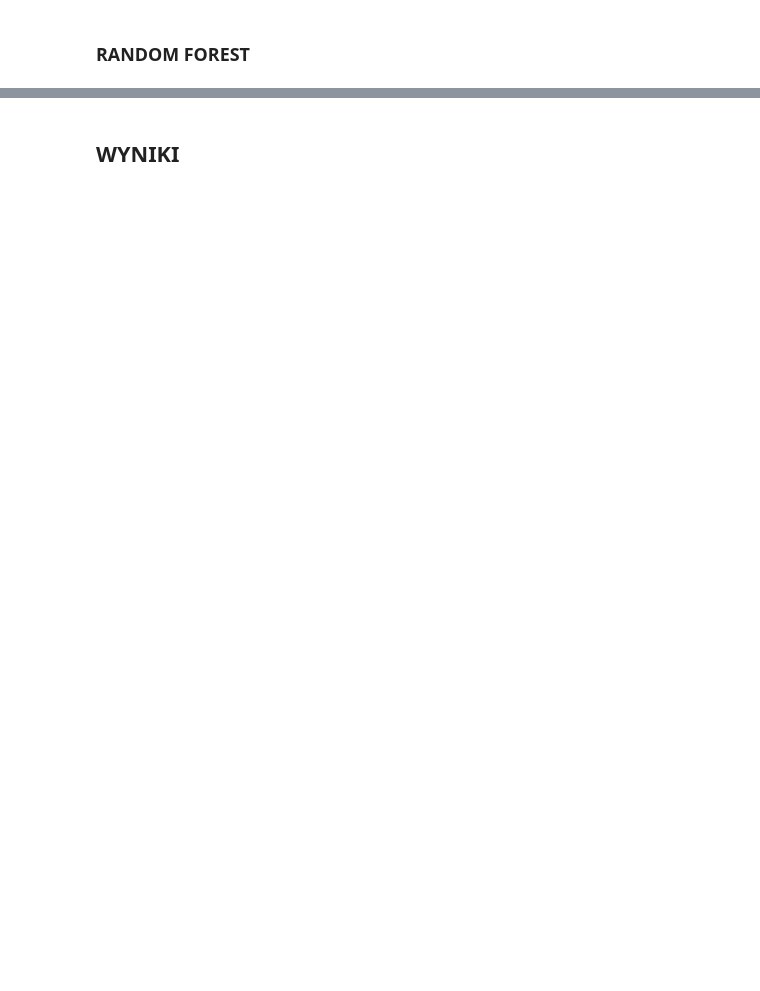
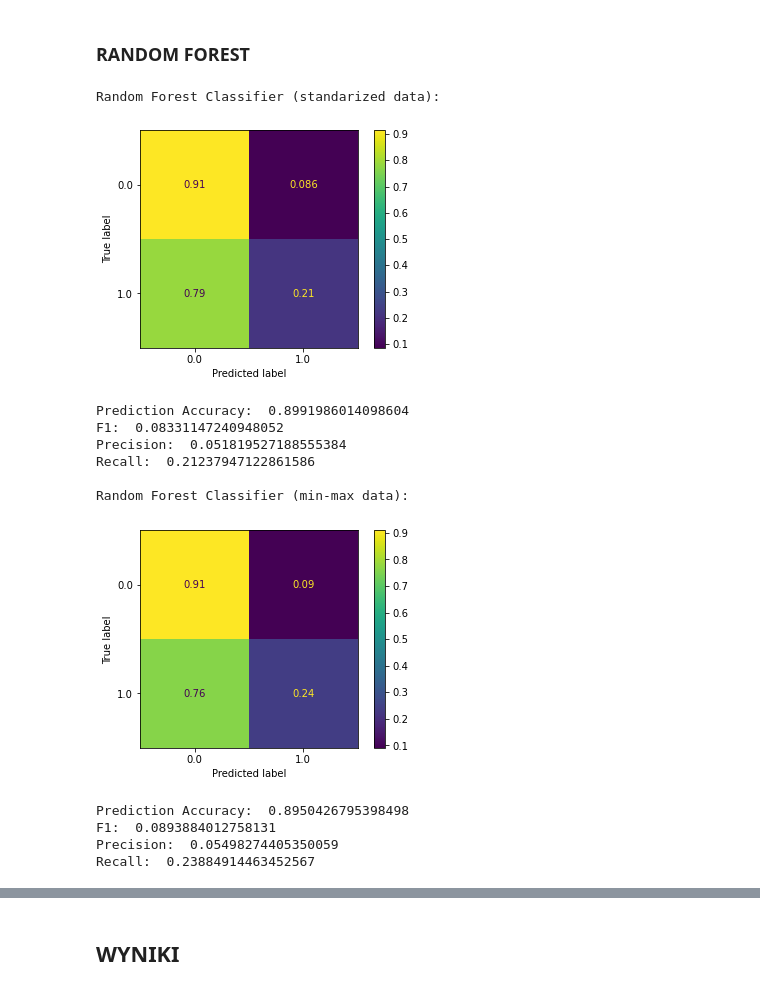
Before and after one commit to KlaudiaKromolowska/BigDataMachineLearning, a Jupyter notebook: BigDataMachineLearning-cz2.ipynb, the cells around one changed output, grey strips where cells are left out. Drawn from its saved outputs; the diff is of its cells as text; code cells hidden in the pictures; blank space fills up the shorter version.

```diff
--- a/BigDataMachineLearning-cz2.ipynb
+++ b/BigDataMachineLearning-cz2.ipynb
@@ -432,14 +466,29 @@ for name, x_train, y_train, x_test, y_test in data_sets:
 # %%
 from sklearn.ensemble import RandomForestClassifier
 from numpy import ravel
 
 eff_rfc = []
 
 for name, x_train, y_train, x_test, y_test in data_sets:
     y_train_ravel=ravel(y_train)
     rfc = RandomForestClassifier(max_depth=10, random_state=42, class_weight="balanced", n_estimators=12, n_jobs=-1).fit(x_train, y_train_ravel)
     pred = rfc.predict(x_test)
     print(f"Random Forest Classifier ({name} data):")
-    # ConfusionMatrixDisplay.from_predictions(y_test,pred, normalize='true')
+    ConfusionMatrixDisplay.from_predictions(y_test,pred, normalize='true')
+    plt.show()
     eff_rfc.append(effectiveness_measures_classifier(y_test, pred))
     print("")
+# %% [output]
+Random Forest Classifier (standarized data):
+[figure, added]
+Prediction Accuracy:  0.8991986014098604
+F1:  0.08331147240948052
+Precision:  0.051819527188555384
+Recall:  0.21237947122861586
+
+Random Forest Classifier (min-max data):
+[figure, added]
+Prediction Accuracy:  0.8950426795398498
+F1:  0.0893884012758131
+Precision:  0.05498274405350059
+Recall:  0.23884914463452567
```
Also changed, not shown: parts of 15 cells of this notebook.
